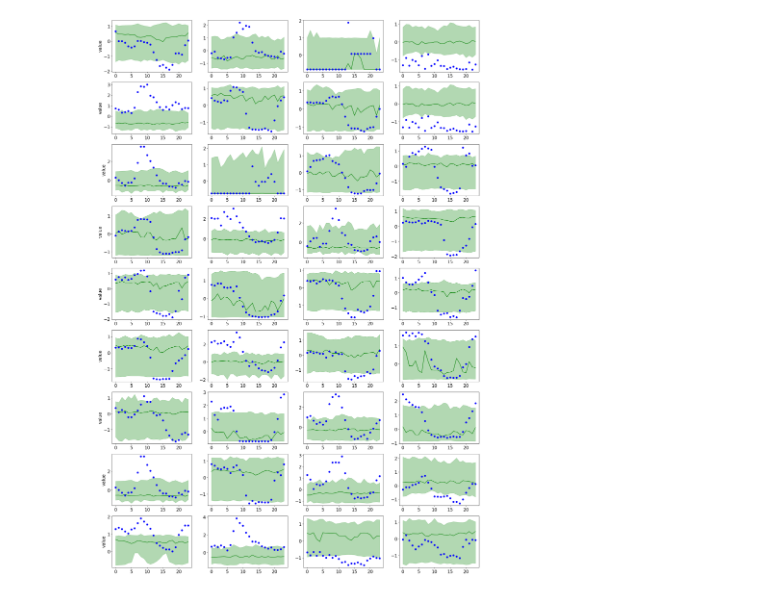
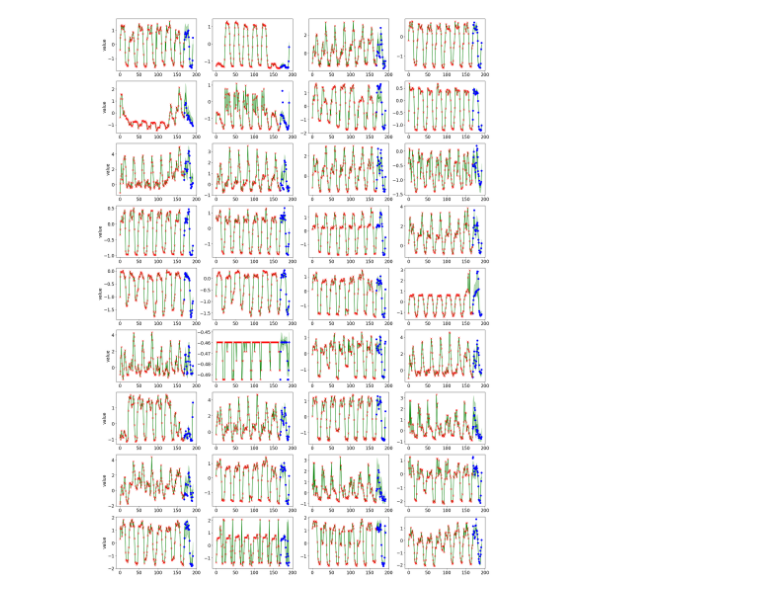
Before and after one commit to sej2020/Diffusion-TS-Storage, a Jupyter notebook: visualize_elec_TW.ipynb, the cells around one changed output. Cells and saved outputs as stored; diff of their text form; code cells hidden in the pictures.

Commit message:
conditional forecasting plot

```diff
--- a/visualize_elec_TW.ipynb
+++ b/visualize_elec_TW.ipynb
@@ -14,7 +14,7 @@ folder_dict = {
     "original_unconditional": "forecasting_electricity_20241026_235538",
     "true_unconditional": "forecasting_electricity_20241029_132314",
 }
-datafolder = folder_dict['true_unconditional'] # set the folder name
+datafolder = folder_dict['conditional'] # set the folder name
 nsample = 50 # number of generated sample
 
 path = './save/'+datafolder+'/generated_outputs_nsample' + str(nsample) + '.pk'
@@ -34,27 +34,29 @@ quantiles_imp= []
 for q in qlist:
     quantiles_imp.append(get_quantile(samples, q, dim=1)*(1-all_given_np) + all_target_np * all_given_np)
 # %%
-dataind = 4 #change to visualize a different time-series sample
+dataind = 7 #change to visualize a different time-series sample
 
 plt.rcParams["font.size"] = 16
 fig, axes = plt.subplots(nrows=9, ncols=4,figsize=(24.0, 36.0))
 K_list = [random.randint(0,K-1) for i in range(36)]
 
 for i_k, k in enumerate(K_list):
     df = pd.DataFrame({"x":np.arange(0,L), "val":all_target_np[dataind,:,k], "y":all_evalpoint_np[dataind,:,k]})
     df = df[df.y != 0]
     df2 = pd.DataFrame({"x":np.arange(0,L), "val":all_target_np[dataind,:,k], "y":all_given_np[dataind,:,k]})
     df2 = df2[df2.y != 0]
     row = i_k // 4
     col = i_k % 4
     axes[row][col].plot(range(0,L), quantiles_imp[2][dataind,:,k], color = 'g',linestyle='solid',label='CSDI')
     axes[row][col].fill_between(range(0,L), quantiles_imp[0][dataind,:,k],quantiles_imp[4][dataind,:,k],
                     color='g', alpha=0.3)
     axes[row][col].plot(df.x,df.val, color = 'b',marker = 'o', linestyle='None')
     axes[row][col].plot(df2.x,df2.val, color = 'r',marker = 'x', linestyle='None')
     if col == 0:
         plt.setp(axes[row, 0], ylabel='value')
     if row == -1:
         plt.setp(axes[-1, col], xlabel='time')
+
+plt.savefig('plots/conditional_forecast_exmpl.png')
 # %% [output]
-[figure, old version]
+[figure, new version]
```
Also changed, not shown: 1 other file.
